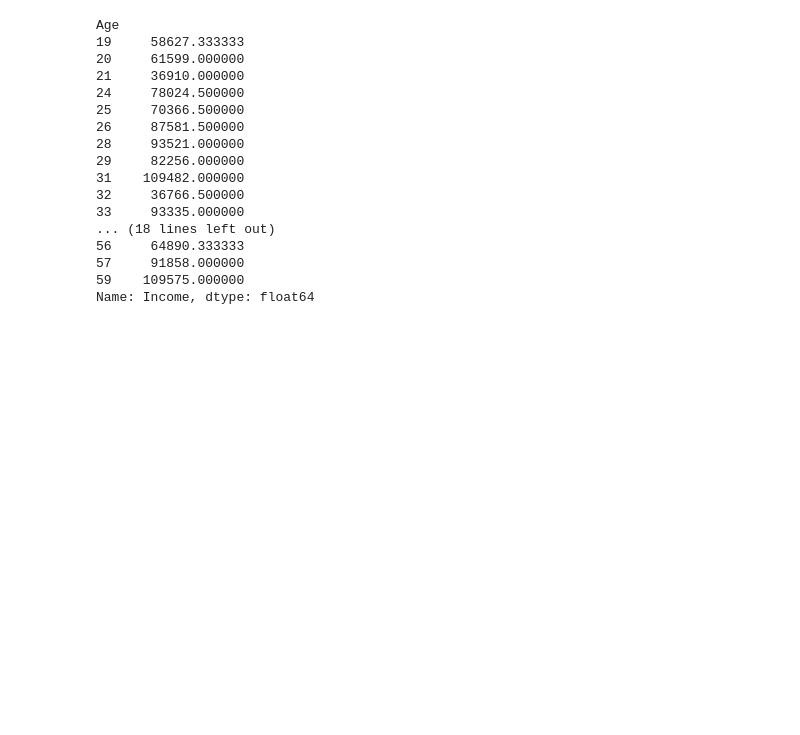
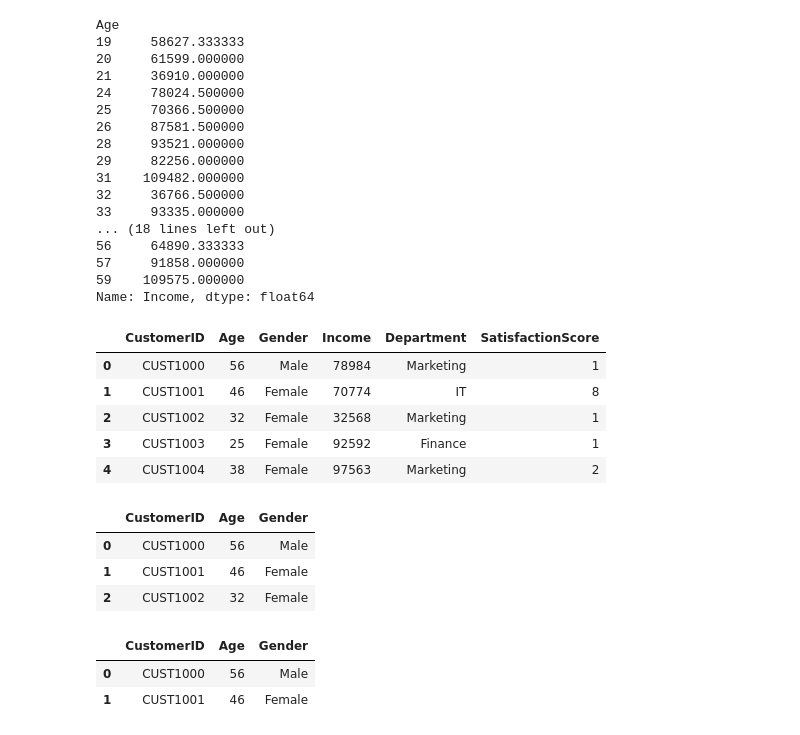
Before and after one commit to andrearosejose/PYTHON_DS, a Jupyter notebook: PANDASASSIGNMENT7.ipynb, the cells around one changed output. Drawn from its saved outputs; the diff is of its cells as text; code cells hidden in the pictures; blank space fills up the shorter version.

```diff
--- a/PANDASASSIGNMENT7.ipynb
+++ b/PANDASASSIGNMENT7.ipynb
@@ -153,3 +153,25 @@ Age
 57     91858.000000
 59    109575.000000
 Name: Income, dtype: float64
+# %%
+data.head()
+# %% [output]
+|  | CustomerID | Age | Gender | Income | Department | SatisfactionScore |
+| 0 | CUST1000 | 56 | Male | 78984 | Marketing | 1 |
+| 1 | CUST1001 | 46 | Female | 70774 | IT | 8 |
+| 2 | CUST1002 | 32 | Female | 32568 | Marketing | 1 |
+| 3 | CUST1003 | 25 | Female | 92592 | Finance | 1 |
+| 4 | CUST1004 | 38 | Female | 97563 | Marketing | 2 |
+# %%
+data.loc[0:2,['CustomerID','Age','Gender']]
+# %% [output]
+|  | CustomerID | Age | Gender |
+| 0 | CUST1000 | 56 | Male |
+| 1 | CUST1001 | 46 | Female |
+| 2 | CUST1002 | 32 | Female |
+# %%
+data.iloc[0:2,0:3]
+# %% [output]
+|  | CustomerID | Age | Gender |
+| 0 | CUST1000 | 56 | Male |
+| 1 | CUST1001 | 46 | Female |
```
